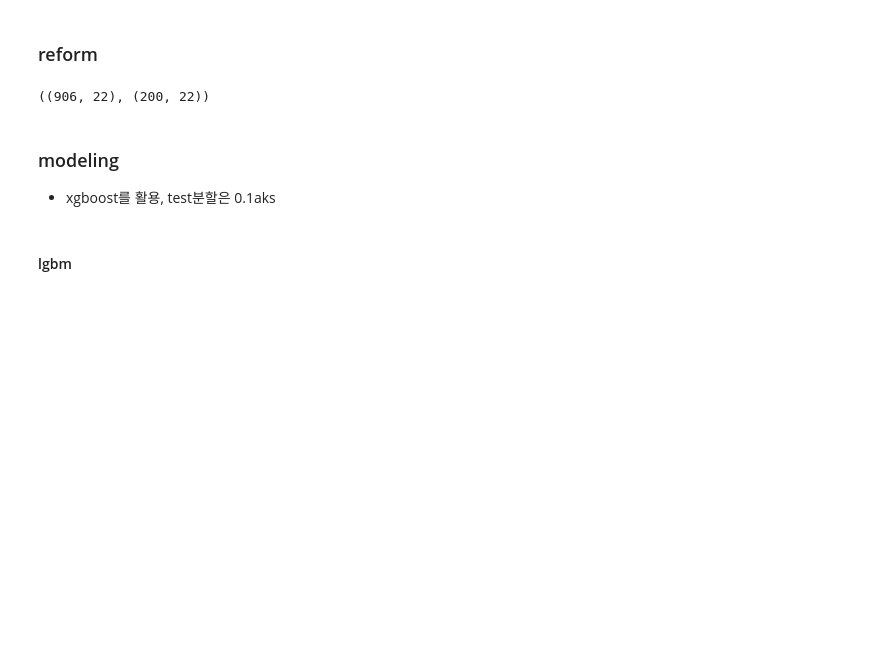
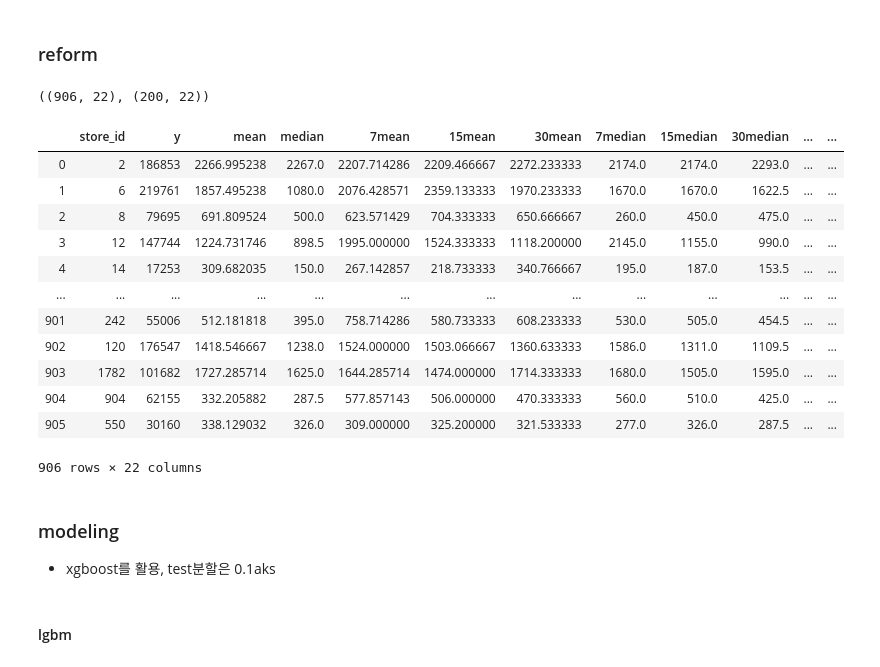
Before and after one commit to bbiyongel/Dacon_funda, a Jupyter notebook: follow_2nd HELLOCRYPTO.ipynb, the cells around one changed output. Saved outputs shown, nothing was run; the diff lists cells and outputs as text; code cells hidden in the pictures; blank space fills up the shorter version.

```diff
--- a/follow_2nd HELLOCRYPTO.ipynb
+++ b/follow_2nd HELLOCRYPTO.ipynb
@@ -203,6 +203,22 @@ test_fin = pd.DataFrame(reformed_test, columns=['store_id', 'y', 'mean', 'median
 train_fin.shape, test_fin.shape
 # %% [output]
 ((906, 22), (200, 22))
+# %%
+train_fin
+# %% [output]
+|  | store_id | y | mean | median | 7mean | 15mean | 30mean | 7median | 15median | 30median | ... | ... |
+| 0 | 2 | 186853 | 2266.995238 | 2267.0 | 2207.714286 | 2209.466667 | 2272.233333 | 2174.0 | 2174.0 | 2293.0 | ... | ... |
+| 1 | 6 | 219761 | 1857.495238 | 1080.0 | 2076.428571 | 2359.133333 | 1970.233333 | 1670.0 | 1670.0 | 1622.5 | ... | ... |
+| 2 | 8 | 79695 | 691.809524 | 500.0 | 623.571429 | 704.333333 | 650.666667 | 260.0 | 450.0 | 475.0 | ... | ... |
+| 3 | 12 | 147744 | 1224.731746 | 898.5 | 1995.000000 | 1524.333333 | 1118.200000 | 2145.0 | 1155.0 | 990.0 | ... | ... |
+| 4 | 14 | 17253 | 309.682035 | 150.0 | 267.142857 | 218.733333 | 340.766667 | 195.0 | 187.0 | 153.5 | ... | ... |
+| ... | ... | ... | ... | ... | ... | ... | ... | ... | ... | ... | ... | ... |
+| 901 | 242 | 55006 | 512.181818 | 395.0 | 758.714286 | 580.733333 | 608.233333 | 530.0 | 505.0 | 454.5 | ... | ... |
+| 902 | 120 | 176547 | 1418.546667 | 1238.0 | 1524.000000 | 1503.066667 | 1360.633333 | 1586.0 | 1311.0 | 1109.5 | ... | ... |
+| 903 | 1782 | 101682 | 1727.285714 | 1625.0 | 1644.285714 | 1474.000000 | 1714.333333 | 1680.0 | 1505.0 | 1595.0 | ... | ... |
+| 904 | 904 | 62155 | 332.205882 | 287.5 | 577.857143 | 506.000000 | 470.333333 | 560.0 | 510.0 | 425.0 | ... | ... |
+| 905 | 550 | 30160 | 338.129032 | 326.0 | 309.000000 | 325.200000 | 321.533333 | 277.0 | 326.0 | 287.5 | ... | ... |
+906 rows × 22 columns
 # %% [markdown]
 ### modeling
 * xgboost를 활용, test분할은 0.1aks
```
Also changed, not shown: 2 other files.
